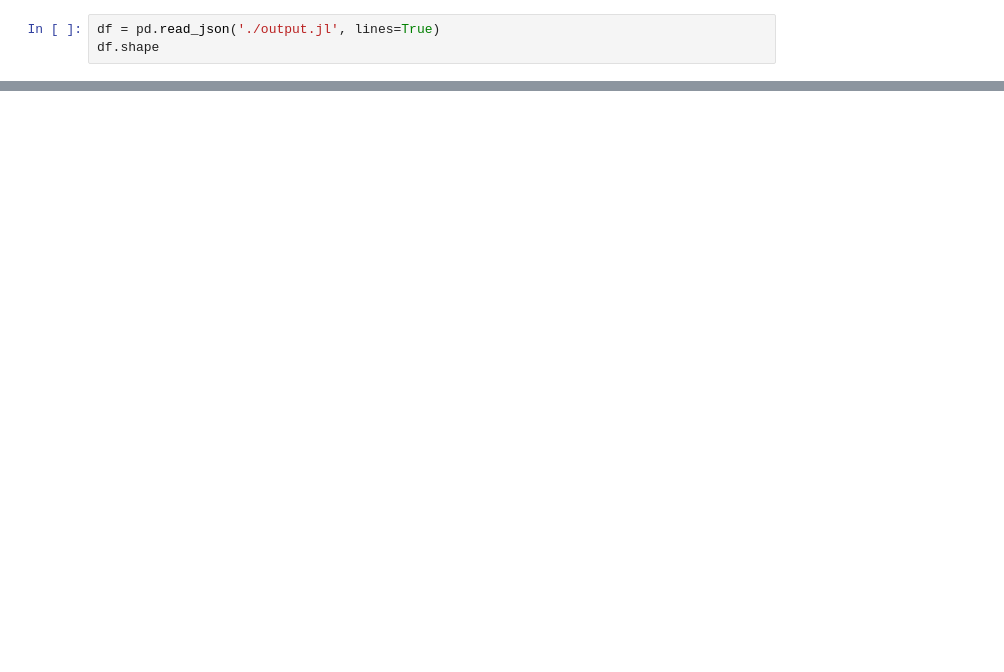
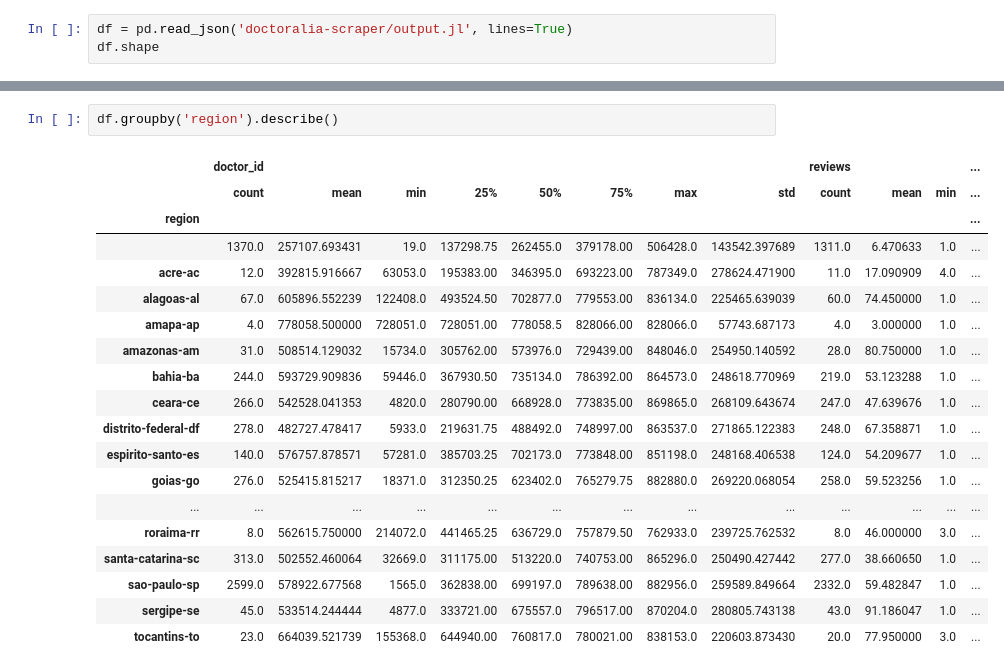
Before and after one commit to primojr/WebScr-Doctoralia, a Jupyter notebook: EDA_doctoralia_psiquiatria.ipynb, the cells around one changed output, grey strips where cells are left out. Saved outputs shown, nothing was run; the diff lists cells and outputs as text; blank space fills up the shorter version.

```diff
--- a/EDA_doctoralia_psiquiatria.ipynb
+++ b/EDA_doctoralia_psiquiatria.ipynb
@@ -3,4 +4,4 @@ import pandas as pd
 # %%
-df = pd.read_json('./output.jl', lines=True)
+df = pd.read_json('doctoralia-scraper/output.jl', lines=True)
 df.shape
 # %% [output]
@@ -7,0 +38,22 @@ ValueError: Expected object or value
+# %%
+df.groupby('region').describe()
+# %% [output]
+|  | doctor_id |  |  |  |  |  |  |  | reviews |  |  | ... |
+|  | count | mean | min | 25% | 50% | 75% | max | std | count | mean | min | ... |
+| region |  |  |  |  |  |  |  |  |  |  |  | ... |
+|  | 1370.0 | 257107.693431 | 19.0 | 137298.75 | 262455.0 | 379178.00 | 506428.0 | 143542.397689 | 1311.0 | 6.470633 | 1.0 | ... |
+| acre-ac | 12.0 | 392815.916667 | 63053.0 | 195383.00 | 346395.0 | 693223.00 | 787349.0 | 278624.471900 | 11.0 | 17.090909 | 4.0 | ... |
+| alagoas-al | 67.0 | 605896.552239 | 122408.0 | 493524.50 | 702877.0 | 779553.00 | 836134.0 | 225465.639039 | 60.0 | 74.450000 | 1.0 | ... |
+| amapa-ap | 4.0 | 778058.500000 | 728051.0 | 728051.00 | 778058.5 | 828066.00 | 828066.0 | 57743.687173 | 4.0 | 3.000000 | 1.0 | ... |
+| amazonas-am | 31.0 | 508514.129032 | 15734.0 | 305762.00 | 573976.0 | 729439.00 | 848046.0 | 254950.140592 | 28.0 | 80.750000 | 1.0 | ... |
+| bahia-ba | 244.0 | 593729.909836 | 59446.0 | 367930.50 | 735134.0 | 786392.00 | 864573.0 | 248618.770969 | 219.0 | 53.123288 | 1.0 | ... |
+| ceara-ce | 266.0 | 542528.041353 | 4820.0 | 280790.00 | 668928.0 | 773835.00 | 869865.0 | 268109.643674 | 247.0 | 47.639676 | 1.0 | ... |
+| distrito-federal-df | 278.0 | 482727.478417 | 5933.0 | 219631.75 | 488492.0 | 748997.00 | 863537.0 | 271865.122383 | 248.0 | 67.358871 | 1.0 | ... |
+| espirito-santo-es | 140.0 | 576757.878571 | 57281.0 | 385703.25 | 702173.0 | 773848.00 | 851198.0 | 248168.406538 | 124.0 | 54.209677 | 1.0 | ... |
+| goias-go | 276.0 | 525415.815217 | 18371.0 | 312350.25 | 623402.0 | 765279.75 | 882880.0 | 269220.068054 | 258.0 | 59.523256 | 1.0 | ... |
+| ... | ... | ... | ... | ... | ... | ... | ... | ... | ... | ... | ... | ... |
+| roraima-rr | 8.0 | 562615.750000 | 214072.0 | 441465.25 | 636729.0 | 757879.50 | 762933.0 | 239725.762532 | 8.0 | 46.000000 | 3.0 | ... |
+| santa-catarina-sc | 313.0 | 502552.460064 | 32669.0 | 311175.00 | 513220.0 | 740753.00 | 865296.0 | 250490.427442 | 277.0 | 38.660650 | 1.0 | ... |
+| sao-paulo-sp | 2599.0 | 578922.677568 | 1565.0 | 362838.00 | 699197.0 | 789638.00 | 882956.0 | 259589.849664 | 2332.0 | 59.482847 | 1.0 | ... |
+| sergipe-se | 45.0 | 533514.244444 | 4877.0 | 333721.00 | 675557.0 | 796517.00 | 870204.0 | 280805.743138 | 43.0 | 91.186047 | 1.0 | ... |
+| tocantins-to | 23.0 | 664039.521739 | 155368.0 | 644940.00 | 760817.0 | 780021.00 | 838153.0 | 220603.873430 | 20.0 | 77.950000 | 3.0 | ... |
```
Also changed, not shown: parts of 6 cells of this notebook, 12 other files.
